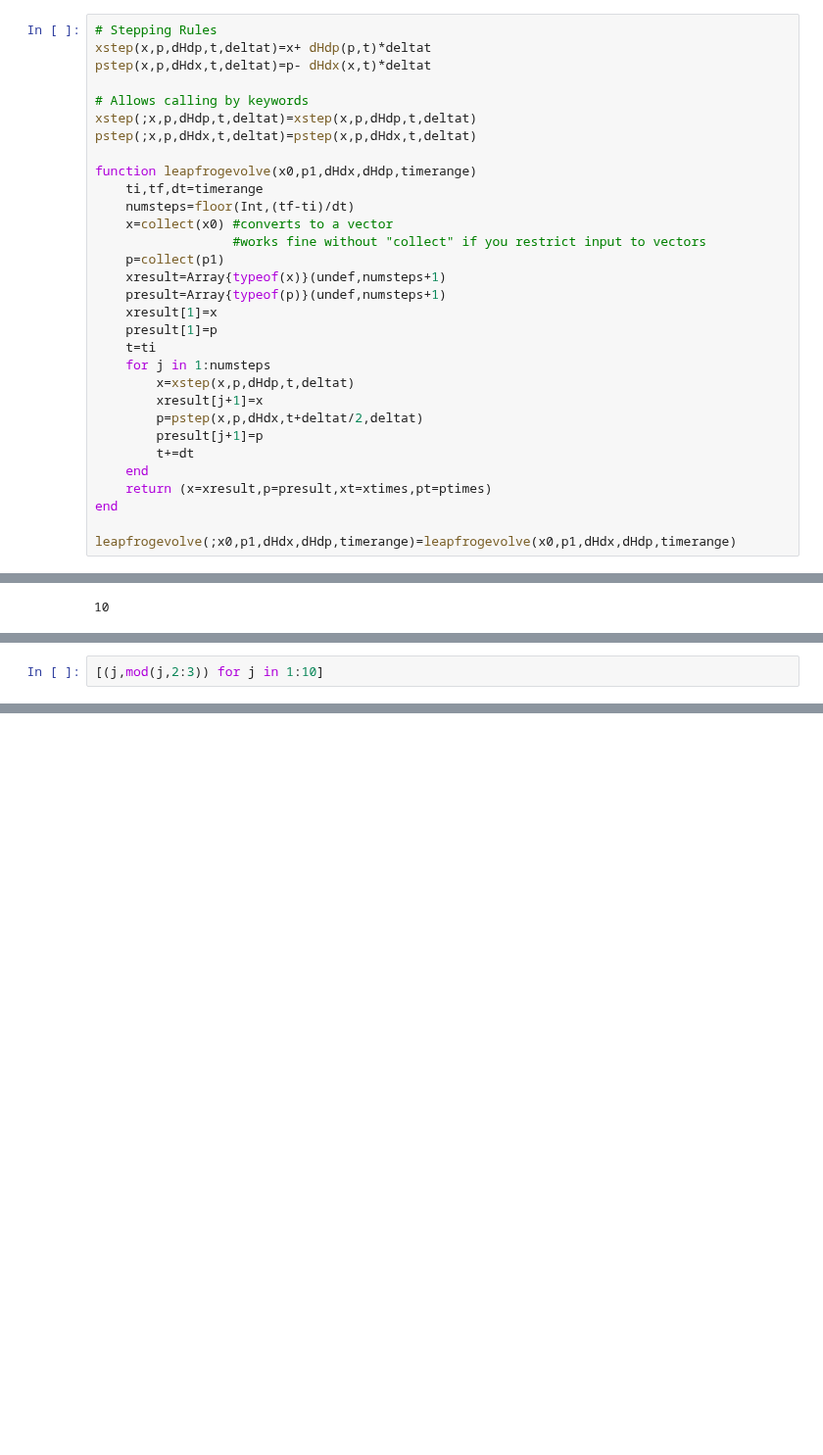
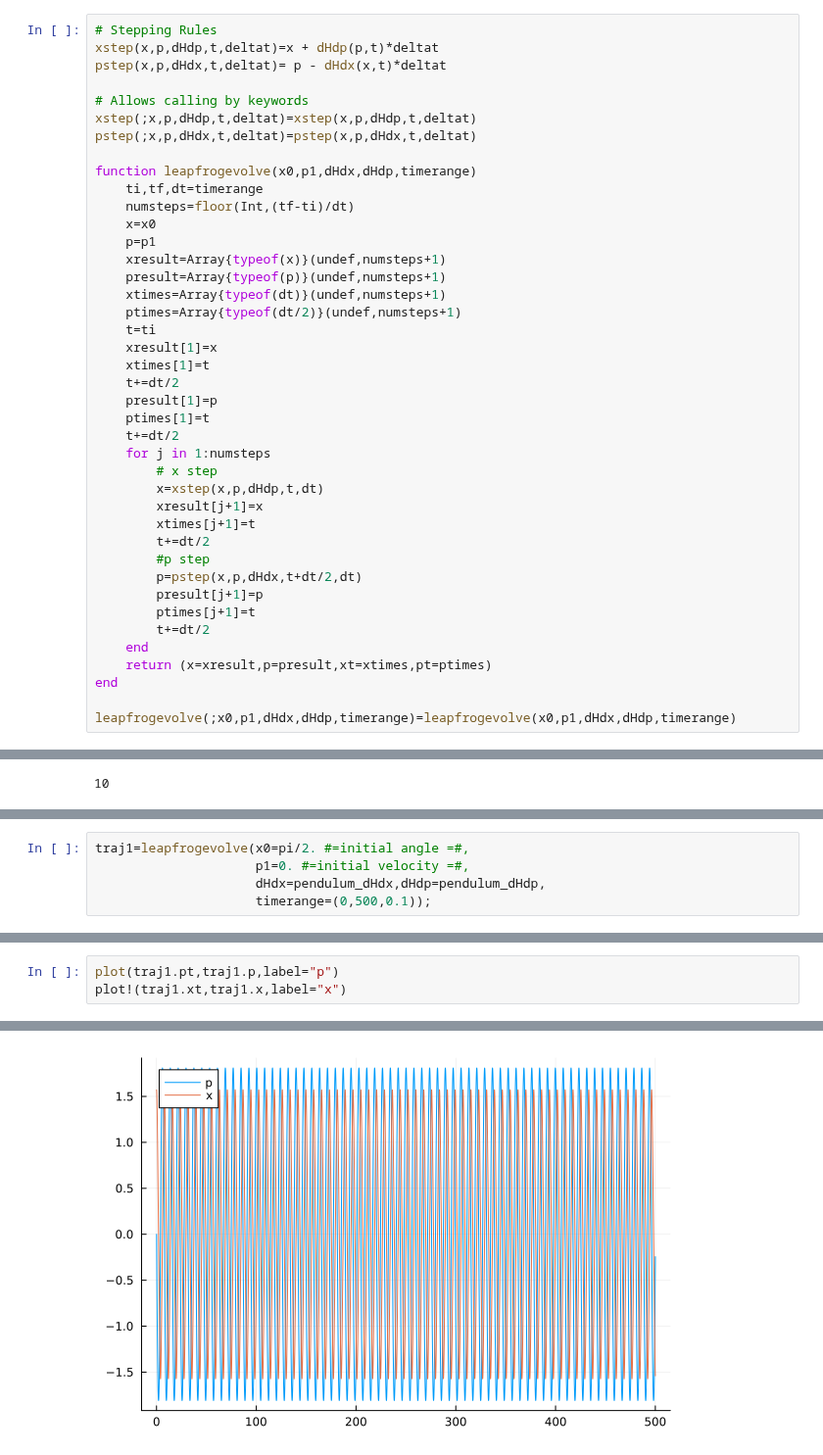
Before and after one commit to em256/phys4480, a Jupyter notebook: _sources/Symplectic Integrators.ipynb, the cells around one changed output, grey strips where cells are left out. Shown at 98% size. Drawn from its saved outputs; the diff is of its cells as text; blank space fills up the shorter version.

```diff
--- a/_sources/Symplectic Integrators.ipynb
+++ b/_sources/Symplectic Integrators.ipynb
@@ -155,7 +157,7 @@ I'll prove that this is symplectic later, but here is a simple implementation, w
 # %%
 # Stepping Rules
-xstep(x,p,dHdp,t,deltat)=x+ dHdp(p,t)*deltat
-pstep(x,p,dHdx,t,deltat)=p- dHdx(x,t)*deltat
+xstep(x,p,dHdp,t,deltat)=x + dHdp(p,t)*deltat
+pstep(x,p,dHdx,t,deltat)= p - dHdx(x,t)*deltat
 
 # Allows calling by keywords
 xstep(;x,p,dHdp,t,deltat)=xstep(x,p,dHdp,t,deltat)
@@ -164,20 +166,30 @@ pstep(;x,p,dHdx,t,deltat)=pstep(x,p,dHdx,t,deltat)
 function leapfrogevolve(x0,p1,dHdx,dHdp,timerange)
     ti,tf,dt=timerange
     numsteps=floor(Int,(tf-ti)/dt)
-    x=collect(x0) #converts to a vector
-                  #works fine without "collect" if you restrict input to vectors
-    p=collect(p1)
+    x=x0
+    p=p1
     xresult=Array{typeof(x)}(undef,numsteps+1)
     presult=Array{typeof(p)}(undef,numsteps+1)
+    xtimes=Array{typeof(dt)}(undef,numsteps+1)
+    ptimes=Array{typeof(dt/2)}(undef,numsteps+1)
+    t=ti
     xresult[1]=x
+    xtimes[1]=t
+    t+=dt/2
     presult[1]=p
-    t=ti
+    ptimes[1]=t
+    t+=dt/2
     for j in 1:numsteps
-        x=xstep(x,p,dHdp,t,deltat)
+        # x step
+        x=xstep(x,p,dHdp,t,dt)
         xresult[j+1]=x
-        p=pstep(x,p,dHdx,t+deltat/2,deltat)
+        xtimes[j+1]=t
+        t+=dt/2
+        #p step
+        p=pstep(x,p,dHdx,t+dt/2,dt)
         presult[j+1]=p
-        t+=dt
+        ptimes[j+1]=t
+        t+=dt/2
     end
     return (x=xresult,p=presult,xt=xtimes,pt=ptimes)
 end
@@ -213,0 +250,5 @@ pendulum_dHdx(θ
+# %%
+traj1=leapfrogevolve(x0=pi/2. #=initial angle =#,
+                     p1=0. #=initial velocity =#,
+                     dHdx=pendulum_dHdx,dHdp=pendulum_dHdp,
+                     timerange=(0,500,0.1));
@@ -214,3 +257,4 @@ pendulum_dHdx(θ
 # %%
-[(j,mod(j,2:3)) for j in 1:10]
+plot(traj1.pt,traj1.p,label="p")
+plot!(traj1.xt,traj1.x,label="x")
 # %% [output]
@@ -227,0 +261 @@ pendulum_dHdx(θ
+[figure, added]
```
Also changed, not shown: parts of 22 cells of this notebook, 30 other files.
